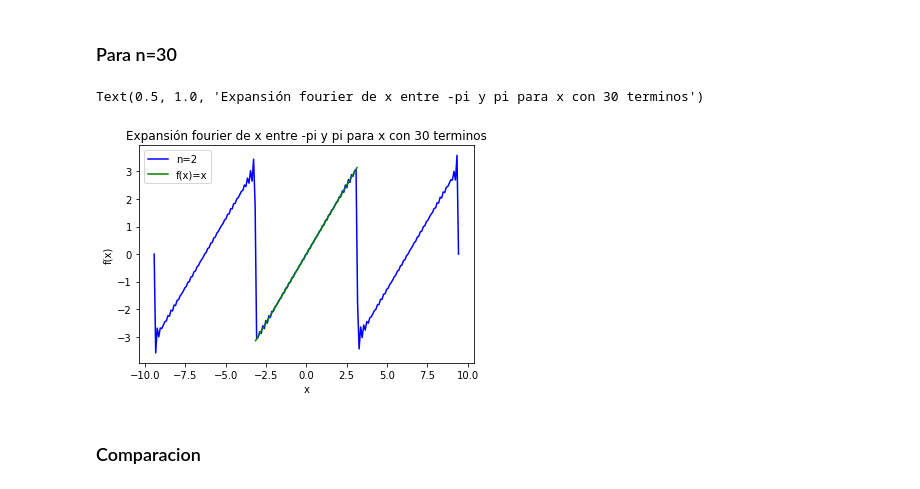
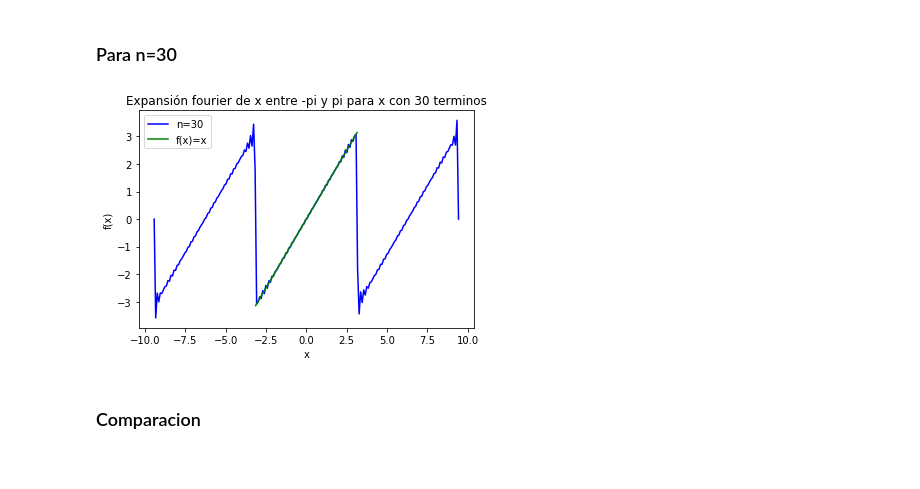
Before and after one commit to juanDango/fourier, a Jupyter notebook: CódigoFourier.ipynb, the cells around one changed output. Cells and saved outputs as stored; diff of their text form; code cells hidden in the pictures.

```diff
--- a/CódigoFourier.ipynb
+++ b/CódigoFourier.ipynb
@@ -93,15 +95,15 @@ while(i<=30):
     y30=y30+funcionX(i,x)
     i=i+1
 # %%
-plt.plot(x,y30,c='blue', label='n=2')
+plt.plot(x,y30,c='blue', label='n=30')
 plot(x1,y, c='green', label='f(x)=x')
 legend(loc=0)
 plt.xlabel('x')
 plt.ylabel('f(x)')
 plt.title('Expansión fourier de x entre -pi y pi para x con 30 terminos')
+plt.savefig('n30.png')
 # %% [output]
-Text(0.5, 1.0, 'Expansión fourier de x entre -pi y pi para x con 30 terminos')
-[figure, old version]
+[figure, new version]
 # %% [markdown]
 ### Comparacion
 # %%
```
Also changed, not shown: parts of 6 cells of this notebook, 6 other files.
